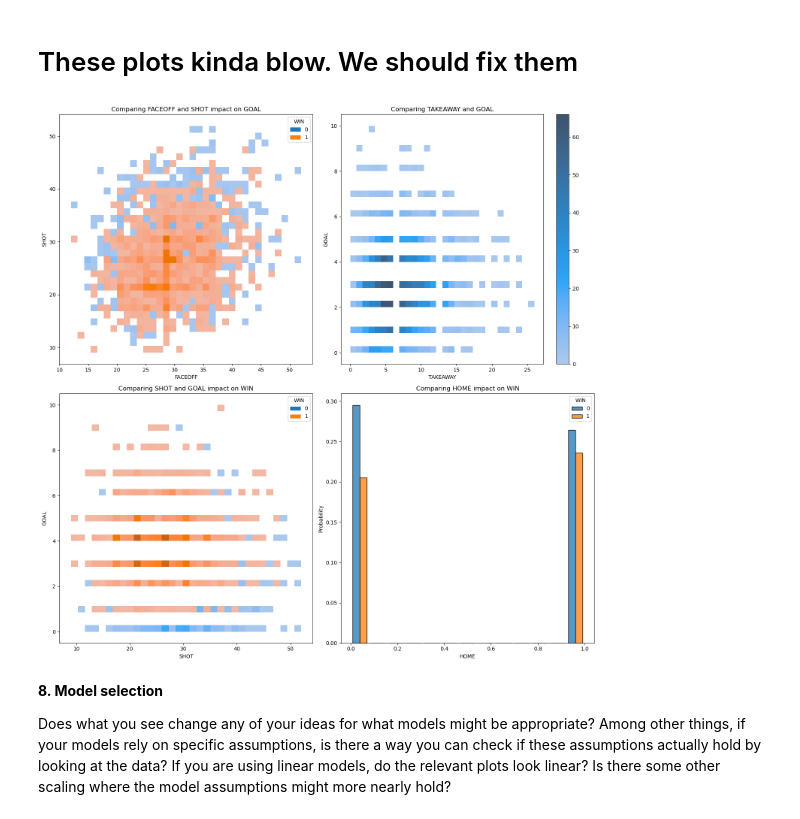
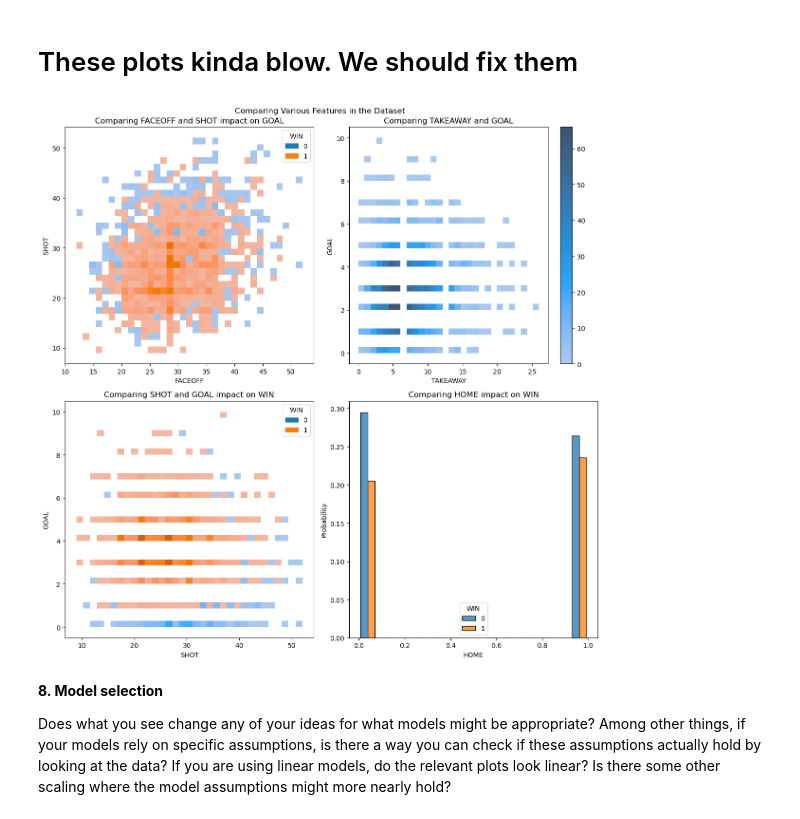
Before and after one commit to jeffxhansen/NHL_Win_Predictor, a Jupyter notebook: data_analysis.ipynb, the cells around one changed output. Cells and saved outputs as stored; diff of their text form; code cells hidden in the pictures.

```diff
--- a/data_analysis.ipynb
+++ b/data_analysis.ipynb
@@ -249,31 +257,32 @@ subset_df = subset_df.groupby(['HOME', 'GAME_ID']).tail(1)
 columns_to_look_at = [['FACEOFF', 'SHOT', 'GOAL'], ['TAKEAWAY', 'GOAL'], ['SHOT', 'GOAL', 'WIN'], ['HOME', 'WIN']]
 # %%
 # Create 2-d scatter plots for each set of columns.
-fig, ax = plt.subplots(2, 2, figsize=(15, 15))
+fig, ax = plt.subplots(2, 2, figsize=(12, 12))
 num_cols = 2
 for i, columns in enumerate(columns_to_look_at):
     # Get the current row and column
     row = i // num_cols
     col = i % num_cols
 
     # If we have categorical data, use a histogram
     if i == len(columns_to_look_at) - 1:
         sns.histplot(data=subset_df, x=columns[0], hue=columns[1], multiple="dodge", ax=ax[row, col], stat='probability', shrink=0.8)
         ax[row, col].set_title(f'Comparing {columns[0]} impact on WIN')
         continue
 
 
     if len(columns) == 3:
         sns.histplot(data=subset_df, x=columns[0], y=columns[1], hue='WIN', ax=ax[row, col])
         ax[row, col].set_title(f'Comparing {columns[0]} and {columns[1]} impact on {columns[2]}')
     elif len(columns) == 2:
         sns.histplot(data=subset_df, x=columns[0], y=columns[1], ax=ax[row, col], cbar=True)
         ax[row, col].set_title(f'Comparing {columns[0]} and {columns[1]}')
 
+plt.suptitle('Comparing Various Features in the Dataset')
 plt.tight_layout()
 plt.show()
 # %% [output]
-[figure, old version]
+[figure, new version]
 # %% [markdown]
 **8. Model selection**
 
```
Also changed, not shown: parts of 6 cells of this notebook.
